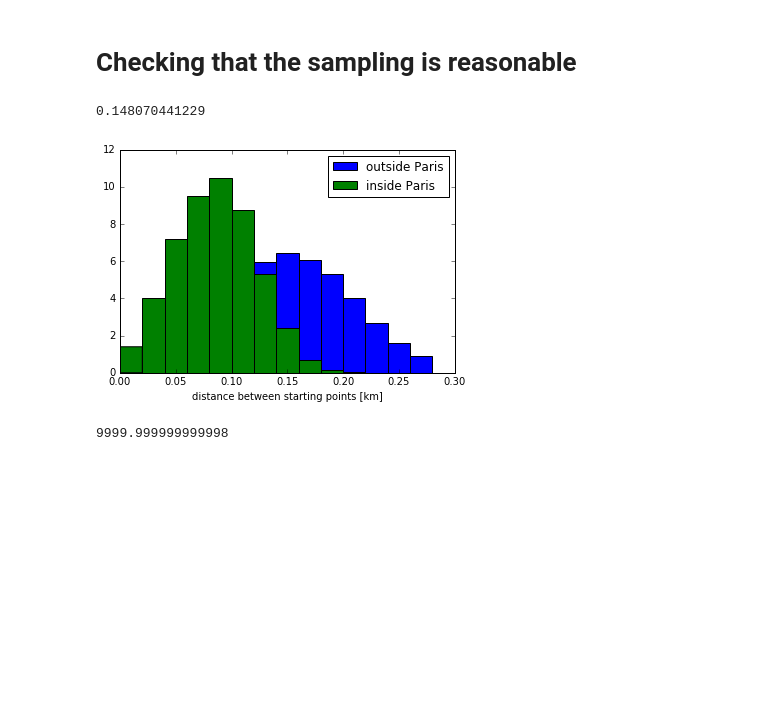
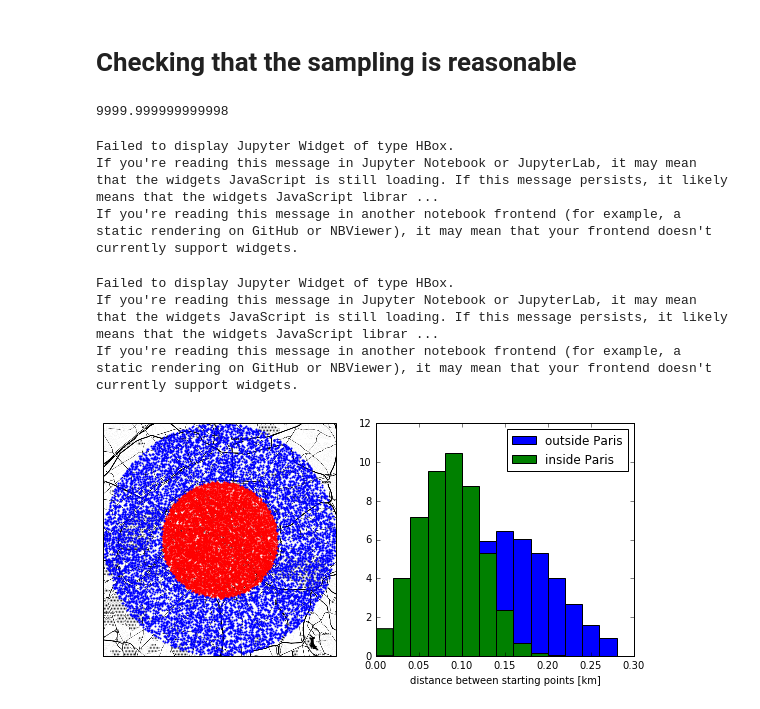
Before and after one commit to astyonax/TimingParis, a Jupyter notebook: notebooks/SampleParis.ipynb, the cells around one changed output. Saved outputs shown, nothing was run; the diff lists cells and outputs as text; code cells hidden in the pictures; blank space fills up the shorter version.

Commit message:
updated paths after moving to notebooks folder

```diff
--- a/notebooks/SampleParis.ipynb
+++ b/notebooks/SampleParis.ipynb
@@ -178,18 +115,6 @@ def get_neighbors(fin,what):
     for i,nn in enumerate(neighbors):
         distances.extend([dist_p2p(i,j,toTree) for j in nn if i!=j])
     return distances
-# %%
-distances = get_neighbors('data/outin_latest.pdpkl','p1')
-print np.mean(distances)
-plt.hist(distances,bins=np.arange(0,0.30,0.02),normed=1,label='outside Paris');
-distances = get_neighbors('data/inside_latest.pdpkl','p1')
-plt.hist(distances,bins=np.arange(0,0.30,0.02),normed=1,label='inside Paris');
-plt.xlabel('distance between starting points [km]')
-plt.legend(loc='best')
-plt.gcf().savefig('plots/average_distance.png',dpi=96,bbox_inches='tight')
-# %% [output]
-0.148070441229
-[figure, removed]
 # %%
 D = 10. # km
 dL = 0.1 #km
@@ -198,0 +155,50 @@ D**2/dL**2 # nr of cells to cover a square of 10km di side with cells of 100m of
+# %%
+def get_p1(fin,what):
+    real = pd.read_pickle(fin)
+    stuff = real[(real.kind=='full') & (real['mode']=='bicycling')][what]
+
+    out = set([ (i,j) for i,j in stuff.values])
+    out = np.asarray(list(out))
+    return out
+
+
+# x0,y0=center
+# x,X =x0-1e-2*9,x0+1e-2*9
+# y,Y =y0-2e-2*7,y0+2e-2*7
+# R = haversine(x0,y0,X,y0)
+# print R
+
+# RMs = [5,10]
+# Rms = [0,5.]
+fins = ['../data/outin_latest.pdpkl','../data/inside_latest.pdpkl'][::-1]
+cs  = ['#FF0000','#0000FF']
+names = ['inside','outside']
+
+
+scale = 4
+fig = plt.figure(figsize=(2*scale,1*scale))
+ax = plt.subplot(121,projection=imagery.crs)
+bx = plt.subplot(122)
+# fig, (ax,bx) = plt.subplots(1,2,figsize=(1*scale,2*scale),subplot_kw=dict(projection=imagery.crs))
+
+for fin,c,name in zip(fins,cs,names):
+    points = get_p1(fin,'p1')
+    plot_map(points,ax,c=c,s=2)
+
+distances = get_neighbors('../data/outin_latest.pdpkl','p1')
+bx.hist(distances,bins=np.arange(0,0.30,0.02),normed=1,label='outside Paris');
+distances = get_neighbors('../data/inside_latest.pdpkl','p1')
+bx.hist(distances,bins=np.arange(0,0.30,0.02),normed=1,label='inside Paris');
+bx.set_xlabel('distance between starting points [km]')
+bx.legend(loc='best')
+fig.tight_layout()
+
+fig.savefig('../plots/average_distance.png',dpi=96,bbox_inches='tight')
+# %% [output]
+Failed to display Jupyter Widget of type HBox.
+If you're reading this message in Jupyter Notebook or JupyterLab, it may mean that the widgets JavaScript is still loading. If this message persists, it likely means that the widgets JavaScript librar ...
+If you're reading this message in another notebook frontend (for example, a static rendering on GitHub or NBViewer), it may mean that your frontend doesn't currently support widgets.
+Failed to display Jupyter Widget of type HBox.
+If you're reading this message in Jupyter Notebook or JupyterLab, it may mean that the widgets JavaScript is still loading. If this message persists, it likely means that the widgets JavaScript librar ...
+If you're reading this message in another notebook frontend (for example, a static rendering on GitHub or NBViewer), it may mean that your frontend doesn't currently support widgets.
+[figure, added]
```
Also changed, not shown: parts of 4 cells of this notebook, 5 other files.
